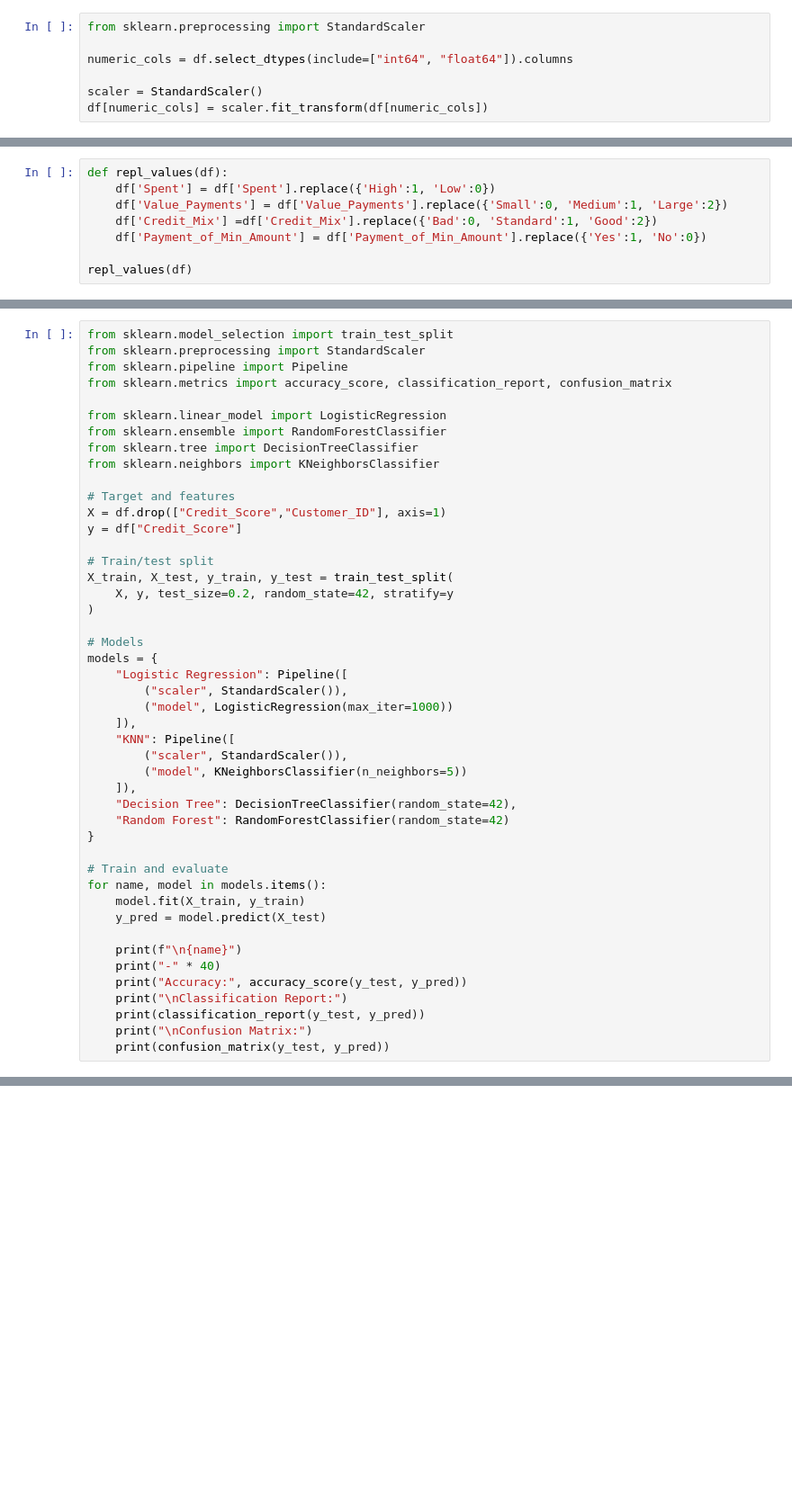
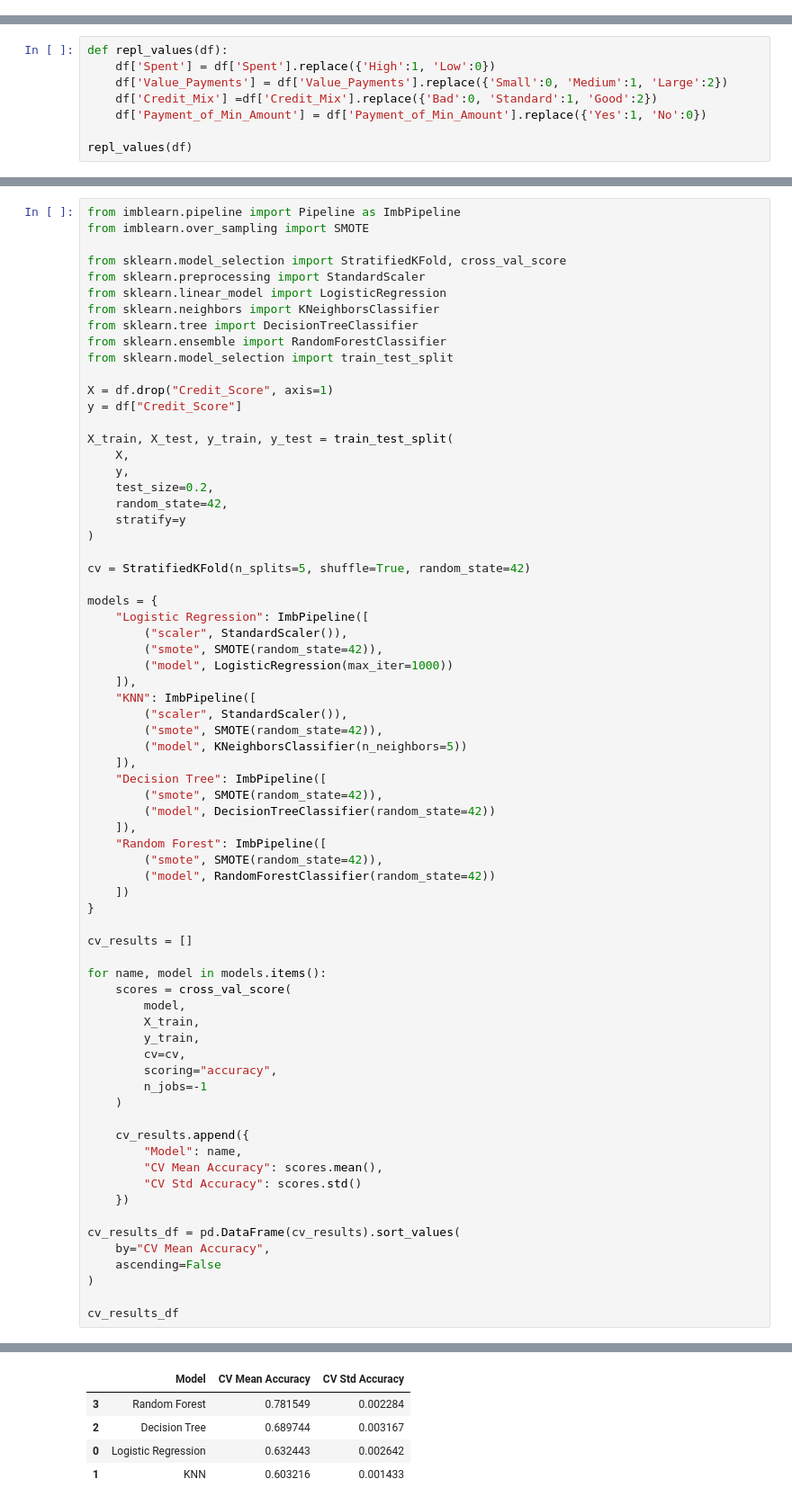
Before and after one commit to willevs1/ADS, a Jupyter notebook: working.ipynb, the cells around one changed output, grey strips where cells are left out. Shown at 90% size. Drawn from its saved outputs; the diff is of its cells as text; blank space fills up the shorter version.

```diff
--- a/working.ipynb
+++ b/working.ipynb
@@ -335,7 +325,0 @@ dtype: int64
-# %%
-from sklearn.preprocessing import StandardScaler
-
-numeric_cols = df.select_dtypes(include=["int64", "float64"]).columns
-
-scaler = StandardScaler()
-df[numeric_cols] = scaler.fit_transform(df[numeric_cols])
@@ -419,47 +377,71 @@ Passing `palette` without assigning `hue` is deprecated and will be removed in v
 # %%
+from imblearn.pipeline import Pipeline as ImbPipeline
+from imblearn.over_sampling import SMOTE
+
+from sklearn.model_selection import StratifiedKFold, cross_val_score
+from sklearn.preprocessing import StandardScaler
+from sklearn.linear_model import LogisticRegression
+from sklearn.neighbors import KNeighborsClassifier
+from sklearn.tree import DecisionTreeClassifier
+from sklearn.ensemble import RandomForestClassifier
 from sklearn.model_selection import train_test_split
-from sklearn.preprocessing import StandardScaler
-from sklearn.pipeline import Pipeline
-from sklearn.metrics import accuracy_score, classification_report, confusion_matrix
 
-from sklearn.linear_model import LogisticRegression
-from sklearn.ensemble import RandomForestClassifier
-from sklearn.tree import DecisionTreeClassifier
-from sklearn.neighbors import KNeighborsClassifier
-
-# Target and features
-X = df.drop(["Credit_Score","Customer_ID"], axis=1)
+X = df.drop("Credit_Score", axis=1)
 y = df["Credit_Score"]
 
-# Train/test split
 X_train, X_test, y_train, y_test = train_test_split(
-    X, y, test_size=0.2, random_state=42, stratify=y
+    X,
+    y,
+    test_size=0.2,
+    random_state=42,
+    stratify=y
 )
 
-# Models
+cv = StratifiedKFold(n_splits=5, shuffle=True, random_state=42)
+
 models = {
-    "Logistic Regression": Pipeline([
+    "Logistic Regression": ImbPipeline([
         ("scaler", StandardScaler()),
+        ("smote", SMOTE(random_state=42)),
         ("model", LogisticRegression(max_iter=1000))
     ]),
-    "KNN": Pipeline([
+    "KNN": ImbPipeline([
         ("scaler", StandardScaler()),
+        ("smote", SMOTE(random_state=42)),
         ("model", KNeighborsClassifier(n_neighbors=5))
     ]),
-    "Decision Tree": DecisionTreeClassifier(random_state=42),
-    "Random Forest": RandomForestClassifier(random_state=42)
+    "Decision Tree": ImbPipeline([
+        ("smote", SMOTE(random_state=42)),
+        ("model", DecisionTreeClassifier(random_state=42))
+    ]),
+    "Random Forest": ImbPipeline([
+        ("smote", SMOTE(random_state=42)),
+        ("model", RandomForestClassifier(random_state=42))
+    ])
 }
 
-# Train and evaluate
+cv_results = []
+
 for name, model in models.items():
-    model.fit(X_train, y_train)
-    y_pred = model.predict(X_test)
+    scores = cross_val_score(
+        model,
+        X_train,
+        y_train,
+        cv=cv,
+        scoring="accuracy",
+        n_jobs=-1
+    )
 
-    print(f"\n{name}")
-    print("-" * 40)
-    print("Accuracy:", accuracy_score(y_test, y_pred))
-    print("\nClassification Report:")
-    print(classification_report(y_test, y_pred))
-    print("\nConfusion Matrix:")
-    print(confusion_matrix(y_test, y_pred))
+    cv_results.append({
+        "Model": name,
+        "CV Mean Accuracy": scores.mean(),
+        "CV Std Accuracy": scores.std()
+    })
+
+cv_results_df = pd.DataFrame(cv_results).sort_values(
+    by="CV Mean Accuracy",
+    ascending=False
+)
+
+cv_results_df
 # %% [output]
@@ -482,0 +448,5 @@ Confusion Matrix:
+|  | Model | CV Mean Accuracy | CV Std Accuracy |
+| 3 | Random Forest | 0.781549 | 0.002284 |
+| 2 | Decision Tree | 0.689744 | 0.003167 |
+| 0 | Logistic Regression | 0.632443 | 0.002642 |
+| 1 | KNN | 0.603216 | 0.001433 |
```
Also changed, not shown: parts of 23 cells of this notebook, 1 other file.
